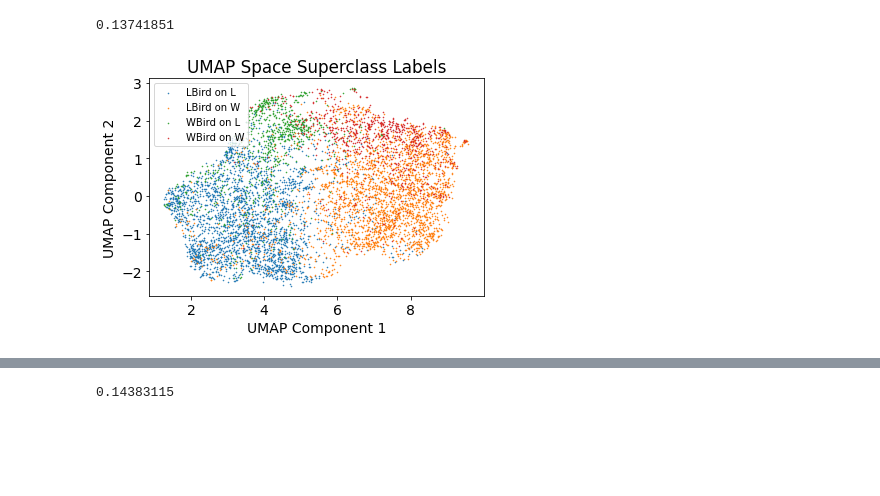
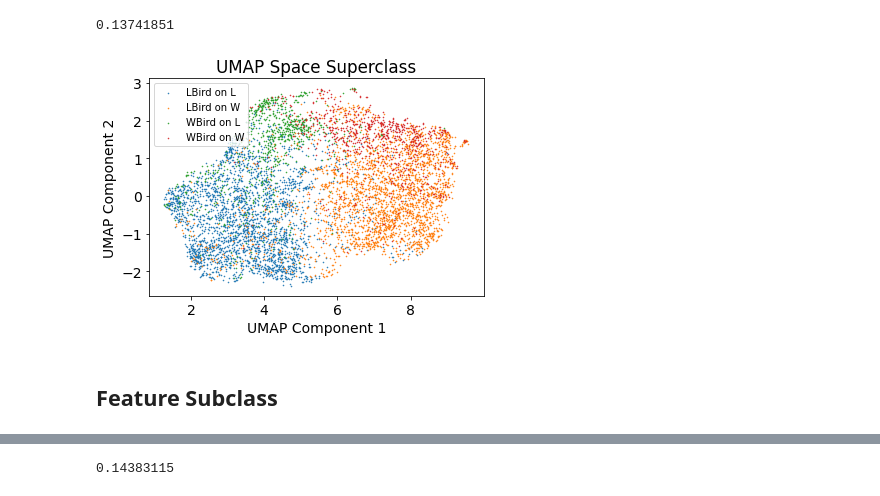
Before and after one commit to MsAsterisk1/ERM_GDRO, a Jupyter notebook: feature_vis.ipynb, the cells around one changed output, grey strips where cells are left out. Saved outputs shown, nothing was run; the diff lists cells and outputs as text; code cells hidden in the pictures; blank space fills up the shorter version.

```diff
--- a/feature_vis.ipynb
+++ b/feature_vis.ipynb
@@ -11,2 +46,2 @@ from sklearn.metrics import silhouette_score
 # %%
-df_features = pd.read_csv('./features_super.csv', index_col=0)
+df_features_sup = pd.read_csv('./features_super.csv', index_col=0)
@@ -23,5 +48,5 @@ df_features.head()
 # %%
-features = df_features.drop(['label'], axis=1).values
+features_sup = df_features_sup.drop(['label'], axis=1).values
 # %%
 reducer = UMAP(random_state=8, n_components=2)
-embeds = reducer.fit_transform(features)
+embeds_sup = reducer.fit_transform(features_sup)
@@ -29,0 +53,2 @@ silhouette_avg = silhouette_score(embeds, df_features['label'].values)
+# %%
+groups_sup =  df_features_sup['label'].values
@@ -31,31 +58,10 @@ silhouette_avg = silhouette_score(embeds, df_features['label'].values)
 silhouette_avg
 # %% [output]
 0.13741851
-# %%
-fig, ax = plt.subplots()
-component_0 = embeds[:,0]
-component_1 = embeds[:,1]
-group = df_features['label'].values
-size = 0.3
-title = 'UMAP Space Superclass Labels'
-labels = ['LBird on L', 'LBird on W', 'WBird on L', 'WBird on W']
-# legend = {0:'C0', 1:'C1'}
-
-for g in np.unique(group):
-
-  idx = np.where(group == g)
-  ax.scatter(component_0[idx], component_1[idx], label=labels[g], s=size,)  # c = legend[g],
-
-plt.rc('font', size=14)
-ax.legend(fontsize=10)
-
-plt.title(title)
-
-
-plt.xlabel("UMAP Component 1")
-plt.ylabel("UMAP Component 2")
-fig = plt.gcf()
-plt.show()
-# %% [output]
-[figure, removed]
+# %%
+make_plot('UMAP Space Superclass', embeds_sup, groups_sup)
+# %% [output]
+[figure, added]
+# %% [markdown]
+## Feature Subclass
 # %%
```
Also changed, not shown: parts of 22 cells of this notebook, 1 other file.
